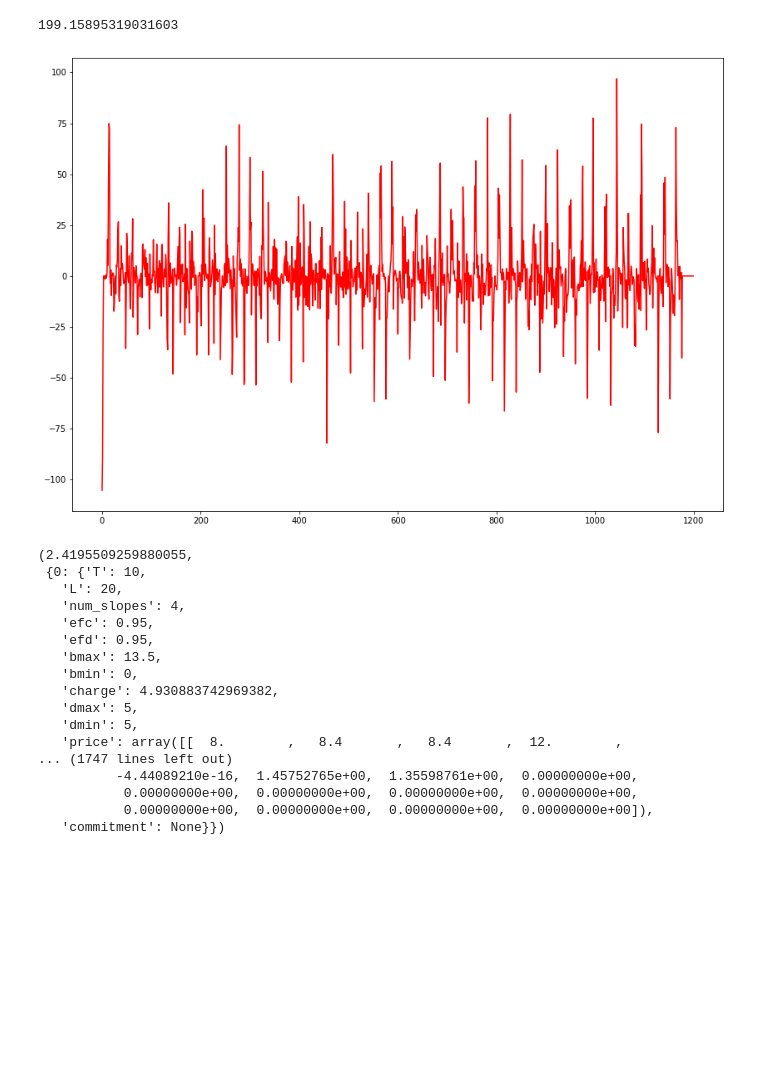
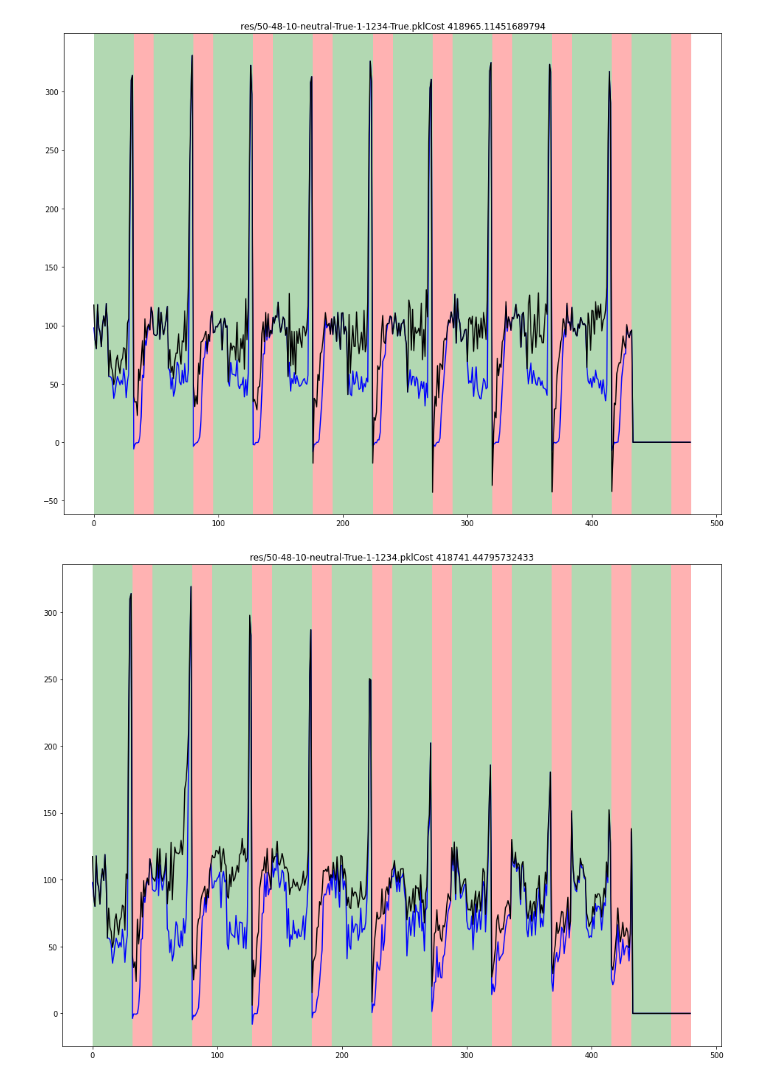
Before and after one commit to kiedanski/lemsim_code, a Jupyter notebook: Untitled.ipynb, the cells around one changed output. Saved outputs shown, nothing was run; the diff lists cells and outputs as text; code cells hidden in the pictures; blank space fills up the shorter version.

```diff
--- a/Untitled.ipynb
+++ b/Untitled.ipynb
@@ -67,4 +67,0 @@ C1, C2, C3
-# %%
-for k, (v1, v2) in data.items():
-    D = np.vstack([v2[n]['history_cost'].sum() for n in range(N)]).sum()
-    print(k, D)
@@ -90,4 +67,0 @@ res/50-48-10-sol-f1.pkl 419855.87564650323
-# %%
-fig, ax = plt.subplots(figsize=(14, 10))
-#ax.plot(D2 - np.max([D1, D3], axis=0), c='b')
-ax.plot(D2 - np.min([D1, D3], axis=0), c='r')
@@ -97,7 +67,0 @@ ax.plot(D2 - np.min([D1, D3], axis=0), c='r')
-# %%
-fig, ax = plt.subplots(figsize=(14, 10))
-ax.plot(D2 - D1, c='r')
-print((D2[10:] - D3[10:]).sum())
-# %% [output]
-199.15895319031603
-[figure, removed]
@@ -106,20 +68,19 @@ with open('res/10-10-2-neut-f1.pkl', 'rb') as fh: data = pickle.load(fh)
-# %%
-data
-# %% [output]
-(2.4195509259880055,
- {0: {'T': 10,
-   'L': 20,
-   'num_slopes': 4,
-   'efc': 0.95,
-   'efd': 0.95,
-   'bmax': 13.5,
-   'bmin': 0,
-   'charge': 4.930883742969382,
-   'dmax': 5,
-   'dmin': 5,
-   'price': array([[  8.        ,   8.4       ,   8.4       ,  12.        ,
-... (1747 lines left out)
-          -4.44089210e-16,  1.45752765e+00,  1.35598761e+00,  0.00000000e+00,
-           0.00000000e+00,  0.00000000e+00,  0.00000000e+00,  0.00000000e+00,
-           0.00000000e+00,  0.00000000e+00,  0.00000000e+00,  0.00000000e+00]),
-   'commitment': None}})
+# %%
+for k in KEYS:
+    d = data[k][1]
+    cons_post = np.vstack([d[n]['history_post_net'] for n in range(N)])
+    cons_pre = np.vstack([d[n]['history_pre_net'] for n in range(N)])
+    fig, ax = plt.subplots(figsize=(16, 12))
+    ax.plot(cons_post.sum(axis=0), label='post', c='b')
+    ax.plot(cons_pre.sum(axis=0), label='pre', c='k')
+
+    prices = ['r' if p > 12 else 'g' for p in d[0]['allprices'][:, 3]]
+
+    for l in range(L):
+        ax.axvspan(l, l+1, facecolor=prices[l], alpha=0.3)
+
+    cost = np.sum(d[n]['history_cost'].sum() for n in range(N))
+    ax.set_title(k + "Cost {}".format(cost))
+# %% [output]
+[figure, added]
+[figure, added]
```
Also changed, not shown: parts of 11 cells of this notebook, 3 other files.
